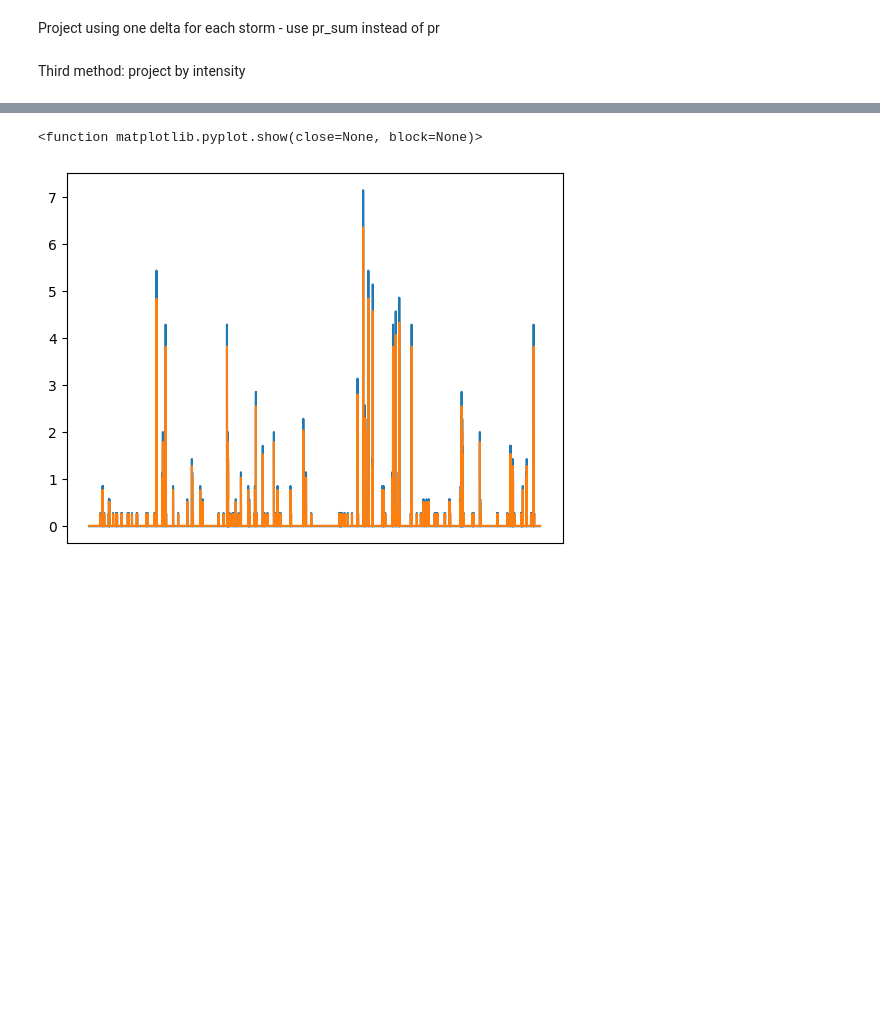
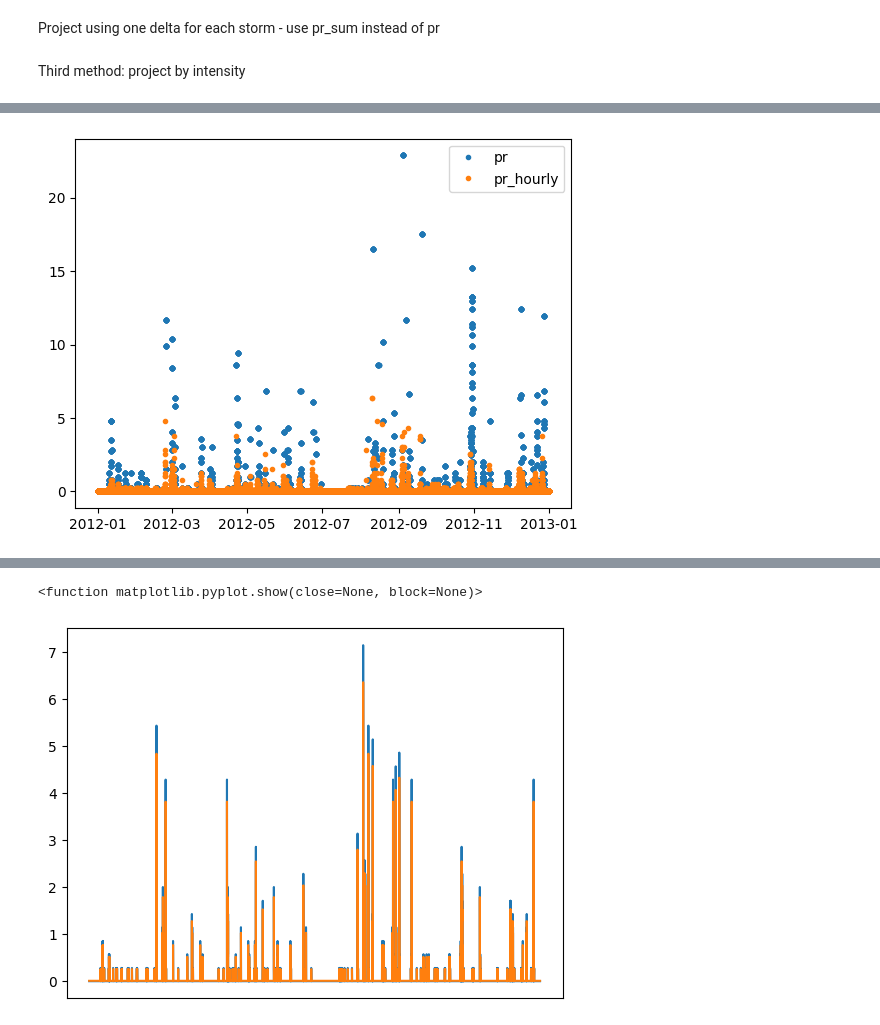
Before and after one commit to AustinFarnum/ClimateChangePrecipitationProjection, a Jupyter notebook: IDF Curves v2.ipynb, the cells around one changed output, grey strips where cells are left out. Saved outputs shown, nothing was run; the diff lists cells and outputs as text; code cells hidden in the pictures; blank space fills up the shorter version.

Commit message:
Removed dry times in analysis, resampled data to hourly, fixed other problems

```diff
--- a/IDF Curves v2.ipynb
+++ b/IDF Curves v2.ipynb
@@ -404,0 +509,79 @@ display(projected_by_intensity)
+# %%
+def project_by_intensity(storms_modeled_past, storms_modeled_future, storms_obs, TS):
+
+    storms_modeled_past_no_0 = storms_modeled_past[storms_modeled_past['pr'] != 0]
+    storms_modeled_future_no_0 = storms_modeled_future[storms_modeled_future['pr'] != 0]
+    storms_obs_no_0 = storms_obs[storms_obs['pr'] != 0]
+
+    # calculate statistics for each storm duration based on full rolling input of ~past~ data
+    past_mean_pr = storms_modeled_past_no_0['pr'].mean()
+    past_std_pr  = storms_modeled_past_no_0['pr'].std()
+    euler_mascheroni_constant = 0.57721566490153286060651209008240243104215933593992
+
+    # calculate shape factors from statistics
+    past_beta = past_std_pr * math.sqrt(6) / math.pi
+    past_mu = past_mean_pr - past_beta * euler_mascheroni_constant
+
+    # calculate statistics for each storm duration based on full rolling input of ~future~ data
+    future_mean_pr = storms_modeled_future_no_0['pr'].mean()
+    future_std_pr  = storms_modeled_future_no_0['pr'].std()
+
+    # calculate shape factors from statistics
+    future_beta = future_std_pr * math.sqrt(6) / math.pi
+    future_mu = future_mean_pr - future_beta * euler_mascheroni_constant
+
+    # calculate statistics for each storm duration based on full rolling input of ~observed~ data
+    obs_mean_pr = storms_obs_no_0['pr'].mean()
+    obs_std_pr  = storms_obs_no_0['pr'].std()
+
+    # calculate shape factors from statistics
+    obs_beta = obs_std_pr * math.sqrt(6) / math.pi
+    obs_mu = obs_mean_pr - obs_beta * euler_mascheroni_constant
+
+    # resample dataset to find hourly sums
+    resample = storms_obs.resample('60min', on = 'datetime').sum()
+    # adjust index to include same number of entries as storms_obs
+    resample = resample.loc[resample.index.repeat(60 / TS)].reset_index()
+    # add resampled data to storms_obs
+    storms_obs['pr_hourly'] = resample.pr
+
+
+    # df = storms_obs.resample('60min', on = 'datetime').sum()
+    # df = df.reset_index()
+    # display(df)
+
+
+    # for count, value in enumerate(storms_obs.loc[ : ,'pr']):
+    #     storms_obs.loc[count, 'obs_CDF'] = math.exp(-1 * math.exp(-1 * (value - float(obs_mu)) / float(obs_beta)))
+    #     storms_obs.loc[count, 'past_CDF'] = math.exp(-1 * math.exp(-1 * (value - float(past_mu)) / float(past_beta)))
+    #     storms_obs.loc[count, 'future_CDF'] = math.exp(-1 * math.exp(-1 * (value - float(future_mu)) / float(future_beta)))
+    #     storms_obs.loc[count, 'past_pr'] = -1 * past_beta * (math.log(-1 * math.log(storms_obs.loc[count, 'obs_CDF']))) + past_mu
+    #     storms_obs.loc[count, 'future_pr'] = -1 * future_beta * (math.log(-1 * math.log(storms_obs.loc[count, 'obs_CDF']))) + future_mu
+    #     storms_obs.loc[count, 'delta'] = storms_obs.loc[count, 'future_pr'] / storms_obs.loc[count, 'past_pr']
+    #     storms_obs.loc[count, 'projected_pr'] = storms_obs.loc[count, 'delta'] * value
+
+#         historical.loc[count, 'Delta'] = historical.loc[count, 'Projected pr'] / historical.loc[count, 'pr']
+    return storms_obs
+
+storms_obs = read_csv('2012_historical.csv')
+TS = find_timestep(storms_obs)
+projected_by_intensity = 0
+# storms_obs.resample('60min', on = 'datetime')
+projected_by_intensity = project_by_intensity(storms_modeled_past, storms_modeled_future, storms_obs, TS)
+display(projected_by_intensity)
+
+
+x1 = projected_by_intensity.datetime
+y1 = projected_by_intensity.pr[:]
+
+x2 = x1
+y2 = projected_by_intensity.pr_hourly[:]
+
+# plt.xticks([])
+plt.xlim()
+
+plt.plot(x2, y2, x1, y1, marker='.', linestyle='')
+plt.legend(['pr', 'pr_hourly'])
+
+plt.show
+# %% [output]
@@ -404,0 +602 @@ display(projected_by_intensity)
+[figure, added]
```
Also changed, not shown: parts of 21 cells of this notebook, 1 other file.
